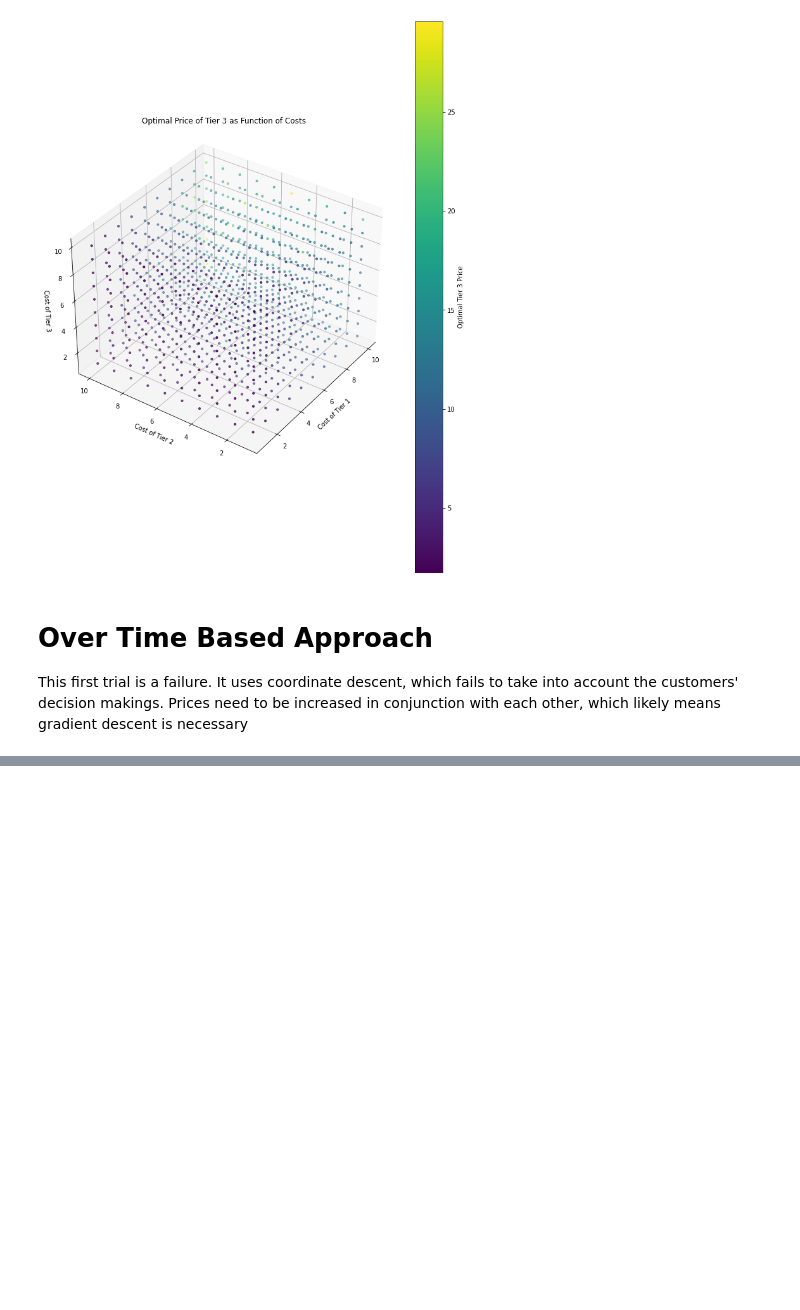
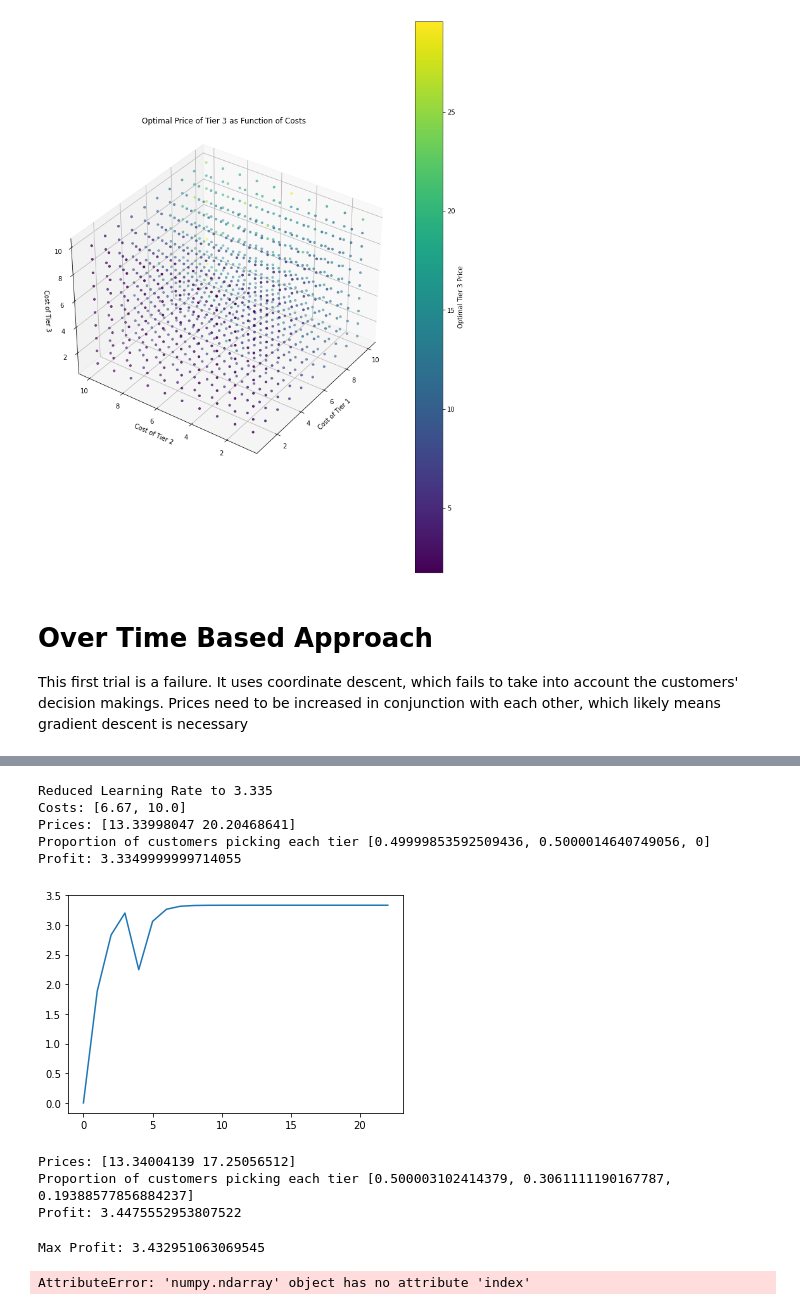
Before and after one commit to kabir-vats/Tiered-Dynamic-Pricing, a Jupyter notebook: notebooks/probablistic_optimization.ipynb, the cells around one changed output, grey strips where cells are left out. Drawn from its saved outputs; the diff is of its cells as text; code cells hidden in the pictures; blank space fills up the shorter version.

```diff
--- a/notebooks/probablistic_optimization.ipynb
+++ b/notebooks/probablistic_optimization.ipynb
@@ -419 +553,70 @@ class gradient_descent:
+# %%
+
+C = [c_1_list[biggest_diff],c_2_list[biggest_diff]]
+system = tiered_pricing_system(C, B, scaling_lambda, mu, sigma)
+descent = gradient_descent(system, gradient_delta=1e-5, max_iters = 10000, tolerance=1e-5)
+descent.maximize()
+
+print(f'Costs: {C}')
+print(f'Prices: {descent.prices}')
+print(f'Proportion of customers picking each tier {system.tier_probabilities(descent.prices)}')
+print(f'Profit: {descent.profit_history[len(descent.profit_history)-1]}')
+
+plt.plot(descent.profit_history);
+# %% [output]
+Reduced Learning Rate to 3.335
+Costs: [6.67, 10.0]
+Prices: [13.33998047 20.20468641]
+Proportion of customers picking each tier [0.49999853592509436, 0.5000014640749056, 0]
+Profit: 3.3349999999714055
+[figure, added]
+# %%
+bounds = [(cost, cost * (mu + sigma)) for cost in C]
+
+result = scipy.optimize.dual_annealing(objective, bounds, args=(system,), maxiter = 1000)
+print(f'Prices: {result.x}')
+print(f'Proportion of customers picking each tier {system.tier_probabilities(result.x)}')
+print(f'Profit: {-1 * result.fun}')
+# %% [output]
+Prices: [13.34004139 17.25056512]
+Proportion of customers picking each tier [0.500003102414379, 0.3061111190167787, 0.19388577856884237]
+Profit: 3.4475552953807522
+# %%
+# generate sample points
+lowers = [cost *(mu -2*sigma) for cost in C]
+uppers = [cost * (mu + sigma) for cost in C]
+
+
+tier_1_prices = np.linspace(lowers[0], uppers[0], num=50)
+tier_2_prices = np.linspace(lowers[1], uppers[1], num=50)
+
+prices_profits = []
+profits = []
+
+# compute profit at sample points
+for t1_price in tqdm(tier_1_prices):
+    for t2_price in tier_2_prices:
+        P = [t1_price, t2_price]
+        profit_point = system.profit(P)
+        profits.append(profit_point)
+        prices_profits.append([t1_price, t2_price, profit_point])
+
+prices_prof_arr = np.array(prices_profits)
+
+tier_1_vals = prices_prof_arr[:,0]
+tier_2_vals = prices_prof_arr[:,1]
+profit_vals = prices_prof_arr[:,2]
+print(f'Max Profit: {max(profit_vals)}')
+maxIdx = list(profit_vals).index(max(profit_vals));
+print(f'Opt. Prices: {tier_1_vals[maxIdx]}, {tier_2_vals[maxIdx]}')
+
+X,Y = np.meshgrid(tier_1_prices, tier_2_prices)
+Z = profit_vals.reshape(X.shape).T
+
+
+fig = make_vis(X,Y,Z,"Tier 1 Price", "Tier 2 Price", "Expected Profit / Customer", f"Expected Profit as a Function of Prices for Costs {C}", elev=15)
+plt.show()
+# %% [output]
+Max Profit: 3.432951063069545
+AttributeError: 'numpy.ndarray' object has no attribute 'index'
 # %%
```
Also changed, not shown: parts of 9 cells of this notebook.
